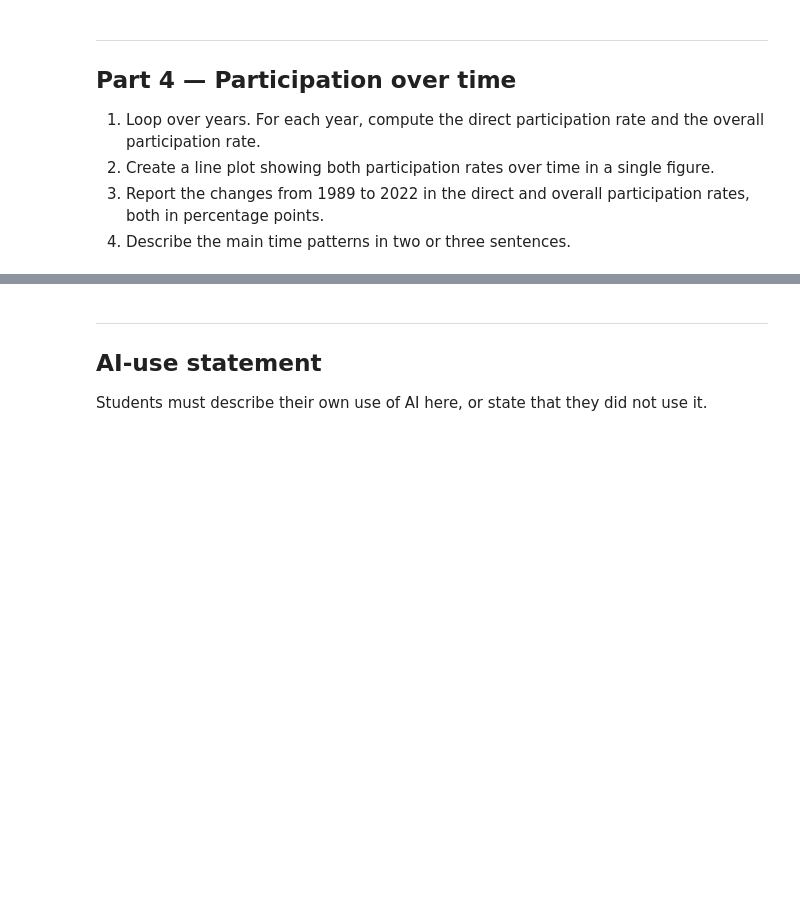
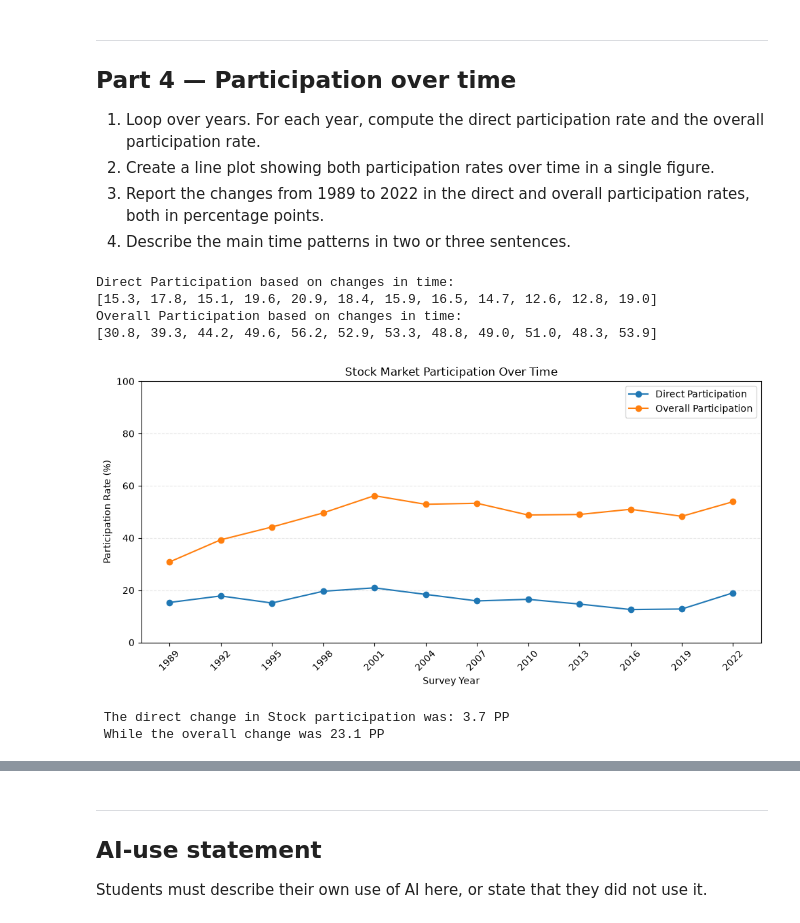
Before and after one commit to leohohner/TECH2-H26_Assignment3, a Jupyter notebook: assignment3.ipynb, the cells around one changed output, grey strips where cells are left out. Drawn from its saved outputs; the diff is of its cells as text; code cells hidden in the pictures; blank space fills up the shorter version.

```diff
--- a/assignment3.ipynb
+++ b/assignment3.ipynb
@@ -214,3 +350,65 @@ built-in `mean()` method.
 3. Report the changes from 1989 to 2022 in the direct and overall participation
    rates, both in percentage points.
 4. Describe the main time patterns in two or three sentences.
+# %%
+direct_participation_time = []
+overall_participation_time = []
+
+print("Direct Participation based on changes in time:")
+for time in range(1989, 2023, 3):
+    i = df[df["year"] == time]
+    rate_stock_participation_time = participation_rate(i["direct"])
+    direct_participation_time.append(round(rate_stock_participation_time,1))
+
+print(direct_participation_time)
+
+
+print("Overall Participation based on changes in time:")
+for time in range(1989, 2023, 3):
+    i = df[df["year"] == time]
+    rate_overall_participation_time = participation_rate(i["overall"])
+    overall_participation_time.append(round(rate_overall_participation_time,1))
+
+print(overall_participation_time)
+# %% [output]
+Direct Participation based on changes in time:
+[15.3, 17.8, 15.1, 19.6, 20.9, 18.4, 15.9, 16.5, 14.7, 12.6, 12.8, 19.0]
+Overall Participation based on changes in time:
+[30.8, 39.3, 44.2, 49.6, 56.2, 52.9, 53.3, 48.8, 49.0, 51.0, 48.3, 53.9]
+# %%
+import matplotlib.pyplot as Richard
+
+time_frame = []
+for i in range(1989, 2023, 3):
+    time_frame.append(i)
+
+Richard.figure(figsize=(10, 5))
+
+# First curve, Direct participation
+Richard.plot(time_frame, direct_participation_time, marker="o", label="Direct Participation")
+
+# Second curve, Overall participation
+Richard.plot(time_frame, overall_participation_time, marker="o", label="Overall Participation")
+
+Richard.title("Stock Market Participation Over Time")
+Richard.xlabel("Survey Year")
+Richard.ylabel("Participation Rate (%)")
+
+Richard.legend()
+Richard.grid(axis="y", linestyle="--", alpha=0.3)
+
+Richard.xticks(time_frame, rotation=45)
+Richard.ylim(0, 100)
+
+Richard.tight_layout()
+Richard.show()
+# %% [output]
+[figure, added]
+# %%
+direct_change = direct_participation_time[-1] - direct_participation_time[0]
+overall_change = overall_participation_time[-1] - overall_participation_time[0]
+
+print(f" The direct change in Stock participation was: {direct_change:.1f} PP \n While the overall change was: {overall_change:.1f} PP")
+# %% [output]
+ The direct change in Stock participation was: 3.7 PP
+ While the overall change was 23.1 PP
```
Also changed, not shown: parts of 8 cells of this notebook.
